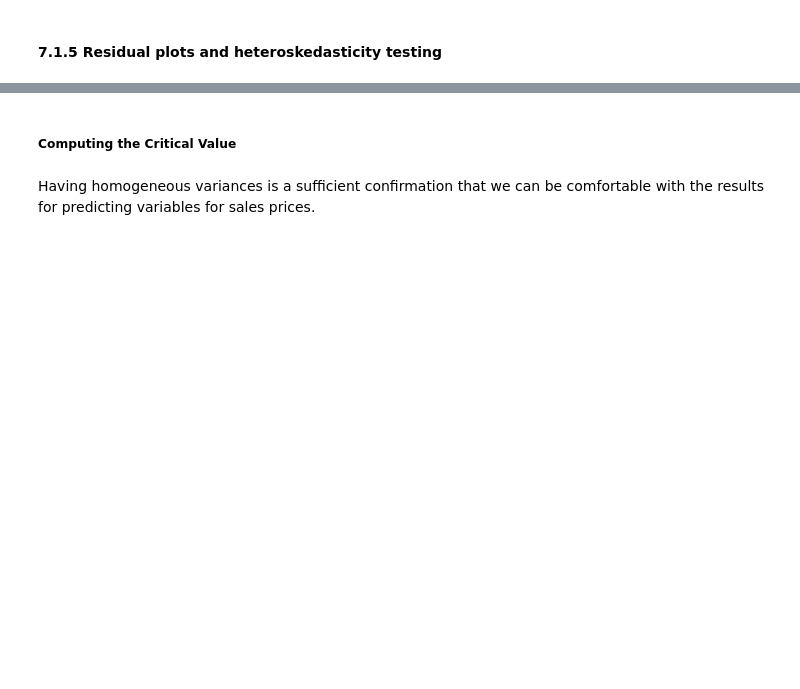
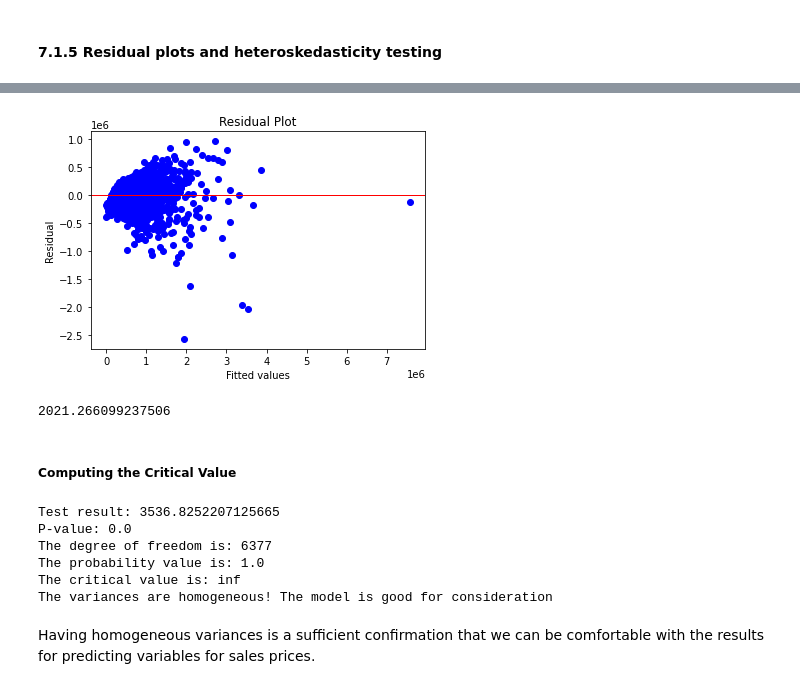
Before and after one commit to veronica1013/Datascience_core_module2_week1_IP, a Jupyter notebook: Moringa_Data_Science_Core_Module2_W2_Independent_Project_2021_10_Veronica_Isiaho_Python_Notebook_ipynb.ipynb, the cells around one changed output, grey strips where cells are left out. Cells and saved outputs as stored; diff of their text form; code cells hidden in the pictures; blank space fills up the shorter version.

```diff
--- a/Moringa_Data_Science_Core_Module2_W2_Independent_Project_2021_10_Veronica_Isiaho_Python_Notebook_ipynb.ipynb
+++ b/Moringa_Data_Science_Core_Module2_W2_Independent_Project_2021_10_Veronica_Isiaho_Python_Notebook_ipynb.ipynb
@@ -1245,10 +1278,10 @@ from sklearn.linear_model import LinearRegression
 from sklearn.model_selection import train_test_split
 
 X = df_2.values
-y = most_viewed['price'].values
+y = renov_lda_df['price'].values
 
 # Split the dataset into train and test sets
-X_train, X_test, y_train, y_test = train_test_split(X,y, test_size = 0.2, random_state=0)
+X_train, X_test, y_train, y_test = train_test_split(X,y, test_size = 0.3, random_state=0)
 
 # Fit polynomial Regression to the dataset with a degree of 2
 polynomial_regression = PolynomialFeatures(degree = 2)
@@ -1335,5 +1406,5 @@ print(f"The Average Value of the RMSES of the 10 folds is: {np.mean(RMSES)}")
 #### 7.1.5 Residual plots and heteroskedasticity testing
 # %%
 # Residuals
-residuals = np.subtract(y_pred_5, y_test)
+residuals = np.subtract(y_pred_4, y_test)
 pd.DataFrame(residuals).describe()
@@ -1340,14 +1421,18 @@ pd.DataFrame(residuals).describe()
 # %%
 # Residual plot for the Model
-plt.scatter(y_pred_5, residuals, color='blue')
+plt.scatter(y_pred_4, residuals, color='blue')
 plt.ylabel('Residual')
 plt.xlabel('Fitted values')
 plt.title('Residual Plot')
 plt.axhline(y= residuals.mean(), color='red', linewidth=1)
 plt.show()
+# %% [output]
+[figure, added]
 # %%
 # Residual mean
 residuals.mean()
+# %% [output]
+2021.266099237506
 # %% [markdown]
 ##### Computing the Critical Value
 # %%
@@ -1357,12 +1442,12 @@ residuals.mean()
 import scipy.stats as stats
 import scipy as sp
 
-test_result, p_value = sp.stats.bartlett(y_pred_5, residuals)
+test_result, p_value = sp.stats.bartlett(y_pred_4, residuals)
 print("Test result:", test_result)
 print("P-value:", p_value)
 
 # To interpret the results we must also compute a critical value of the chi squared distribution
-degree_of_freedom = len(y_pred_5)-1
+degree_of_freedom = len(y_pred_4)-1
 print(f"The degree of freedom is: {degree_of_freedom}")
 
 # Probability
@@ -1377,6 +1462,13 @@ if (test_result > critical_value):
   print("The variances are unequal! Reasses the Model!")
 else:
   print("The variances are homogeneous! The model is good for consideration")
+# %% [output]
+Test result: 3536.8252207125665
+P-value: 0.0
+The degree of freedom is: 6377
+The probability value is: 1.0
+The critical value is: inf
+The variances are homogeneous! The model is good for consideration
 # %% [markdown]
 Having homogeneous variances is a sufficient confirmation that we can be comfortable with the results for predicting variables for sales prices.
 # %%
```
Also changed, not shown: parts of 39 cells of this notebook.
